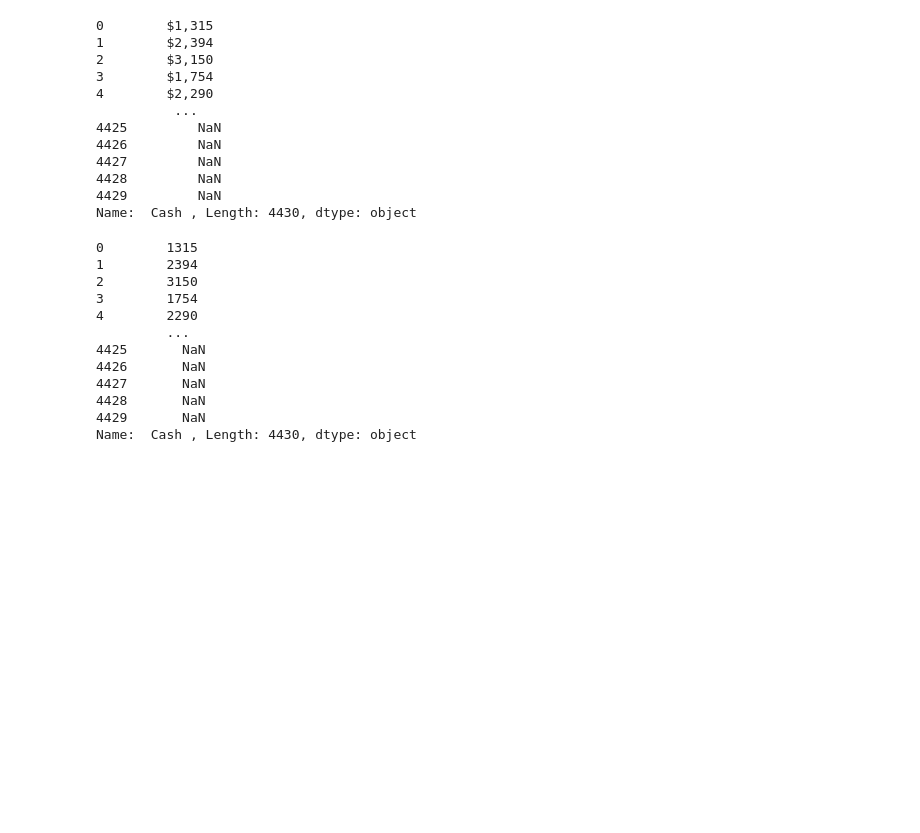
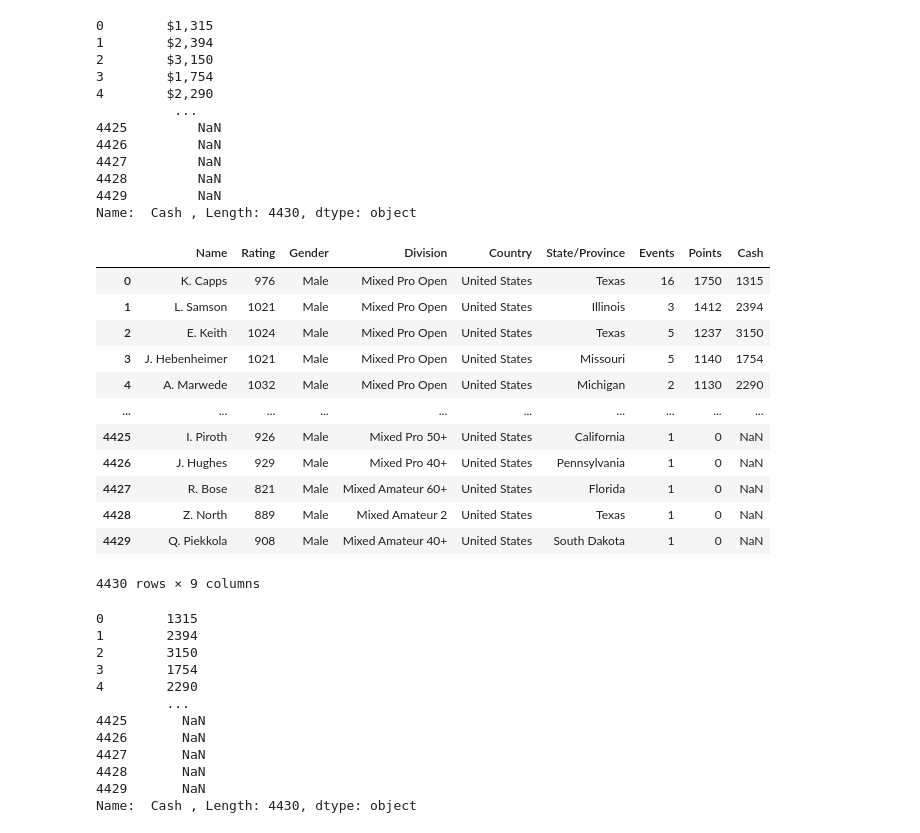
Before and after one commit to Charles-McNay/PDGA_2023_Statistics, a Jupyter notebook: cleaning.ipynb, the cells around one changed output. Saved outputs shown, nothing was run; the diff lists cells and outputs as text; code cells hidden in the pictures; blank space fills up the shorter version.

```diff
--- a/cleaning.ipynb
+++ b/cleaning.ipynb
@@ -79,6 +79,21 @@ Name:  Cash , Length: 4430, dtype: object
 # %%
 df[' Cash '] = df[' Cash '].str.replace(',', '')
 df[' Cash '] = df[' Cash '].str.replace('$', '')
+df
+# %% [output]
+|  | Name | Rating | Gender | Division | Country | State/Province | Events | Points | Cash |
+| 0 | K. Capps | 976 | Male | Mixed Pro Open | United States | Texas | 16 | 1750 | 1315 |
+| 1 | L. Samson | 1021 | Male | Mixed Pro Open | United States | Illinois | 3 | 1412 | 2394 |
+| 2 | E. Keith | 1024 | Male | Mixed Pro Open | United States | Texas | 5 | 1237 | 3150 |
+| 3 | J. Hebenheimer | 1021 | Male | Mixed Pro Open | United States | Missouri | 5 | 1140 | 1754 |
+| 4 | A. Marwede | 1032 | Male | Mixed Pro Open | United States | Michigan | 2 | 1130 | 2290 |
+| ... | ... | ... | ... | ... | ... | ... | ... | ... | ... |
+| 4425 | I. Piroth | 926 | Male | Mixed Pro 50+ | United States | California | 1 | 0 | NaN |
+| 4426 | J. Hughes | 929 | Male | Mixed Pro 40+ | United States | Pennsylvania | 1 | 0 | NaN |
+| 4427 | R. Bose | 821 | Male | Mixed Amateur 60+ | United States | Florida | 1 | 0 | NaN |
+| 4428 | Z. North | 889 | Male | Mixed Amateur 2 | United States | Texas | 1 | 0 | NaN |
+| 4429 | Q. Piekkola | 908 | Male | Mixed Amateur 40+ | United States | South Dakota | 1 | 0 | NaN |
+4430 rows × 9 columns
 # %%
 df[' Cash ']
 # %% [output]
```
